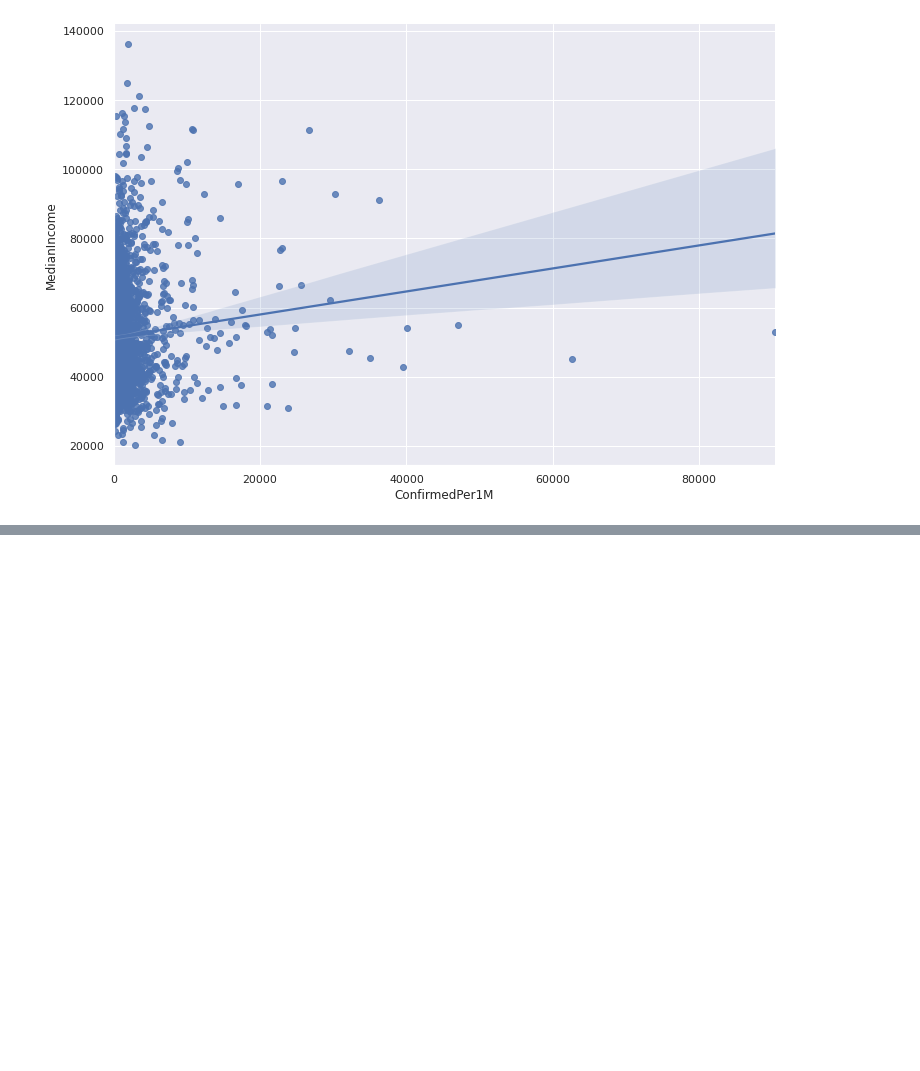
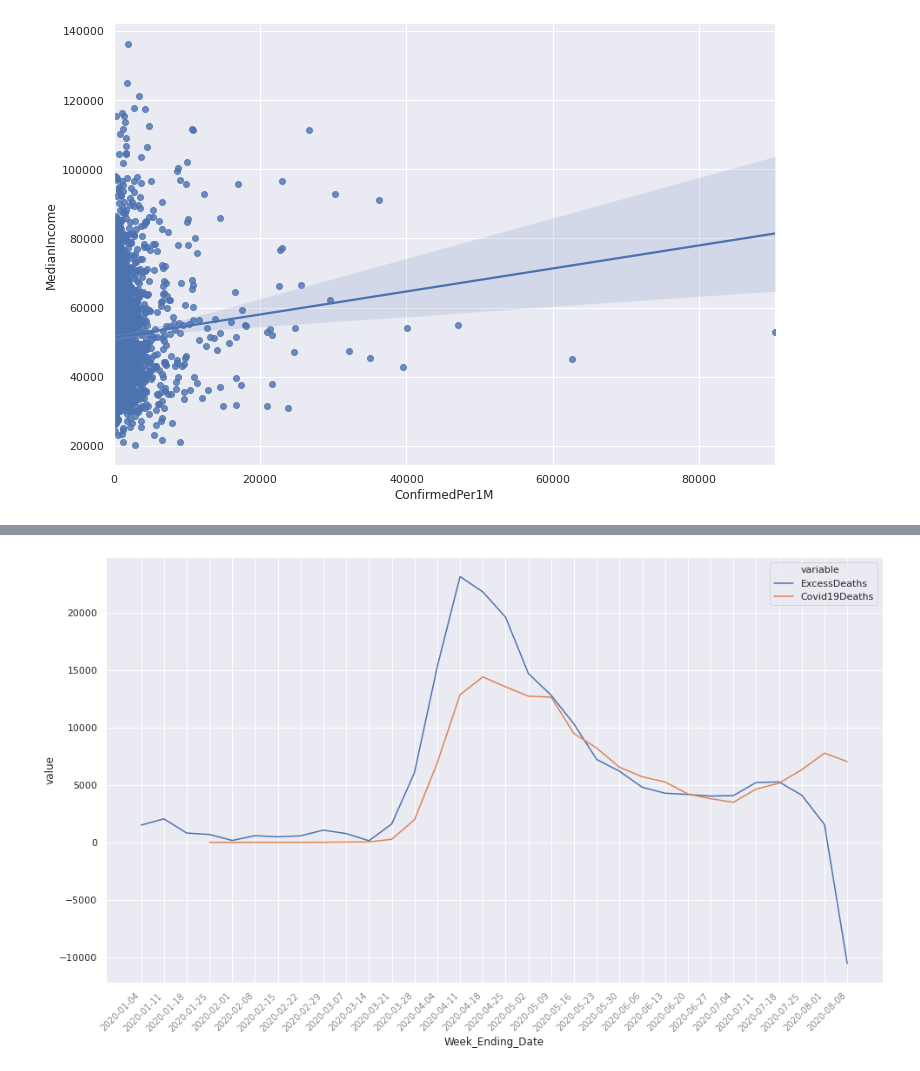
Before and after one commit to codeforkjeff/covid-19-stats, a Jupyter notebook: Exploratory Stuff.ipynb, the cells around one changed output, grey strips where cells are left out. Cells and saved outputs as stored; diff of their text form; code cells hidden in the pictures; blank space fills up the shorter version.

```diff
--- a/Exploratory Stuff.ipynb
+++ b/Exploratory Stuff.ipynb
@@ -257,0 +324,29 @@ N=5388
+# %%
+# compare reported covid-19 deaths with excess deaths
+
+sql = """
+    select
+        Week_Ending_Date, SUM(Excess) as ExcessDeaths, SUM(Covid19DeathsForWeek) as Covid19Deaths
+    from fact_state_deaths
+    group by Week_Ending_Date
+    order by Week_Ending_Date;
+"""
+
+df = psql.read_sql(sql, conn)
+
+df = pd.melt(df, id_vars=['Week_Ending_Date'])
+
+sns.set(style="darkgrid")
+
+fig, ax = pyplot.subplots(1, 1, figsize=[16, 9])
+
+chart = sns.lineplot(x="Week_Ending_Date", y="value", hue="variable", data=df, ax=ax)
+
+pyplot.xticks(
+    rotation=45,
+    horizontalalignment='right',
+    fontweight='light',
+    fontsize='small'
+);
+# %% [output]
+[figure, added]
```
Also changed, not shown: parts of 8 cells of this notebook, 1 other file.
